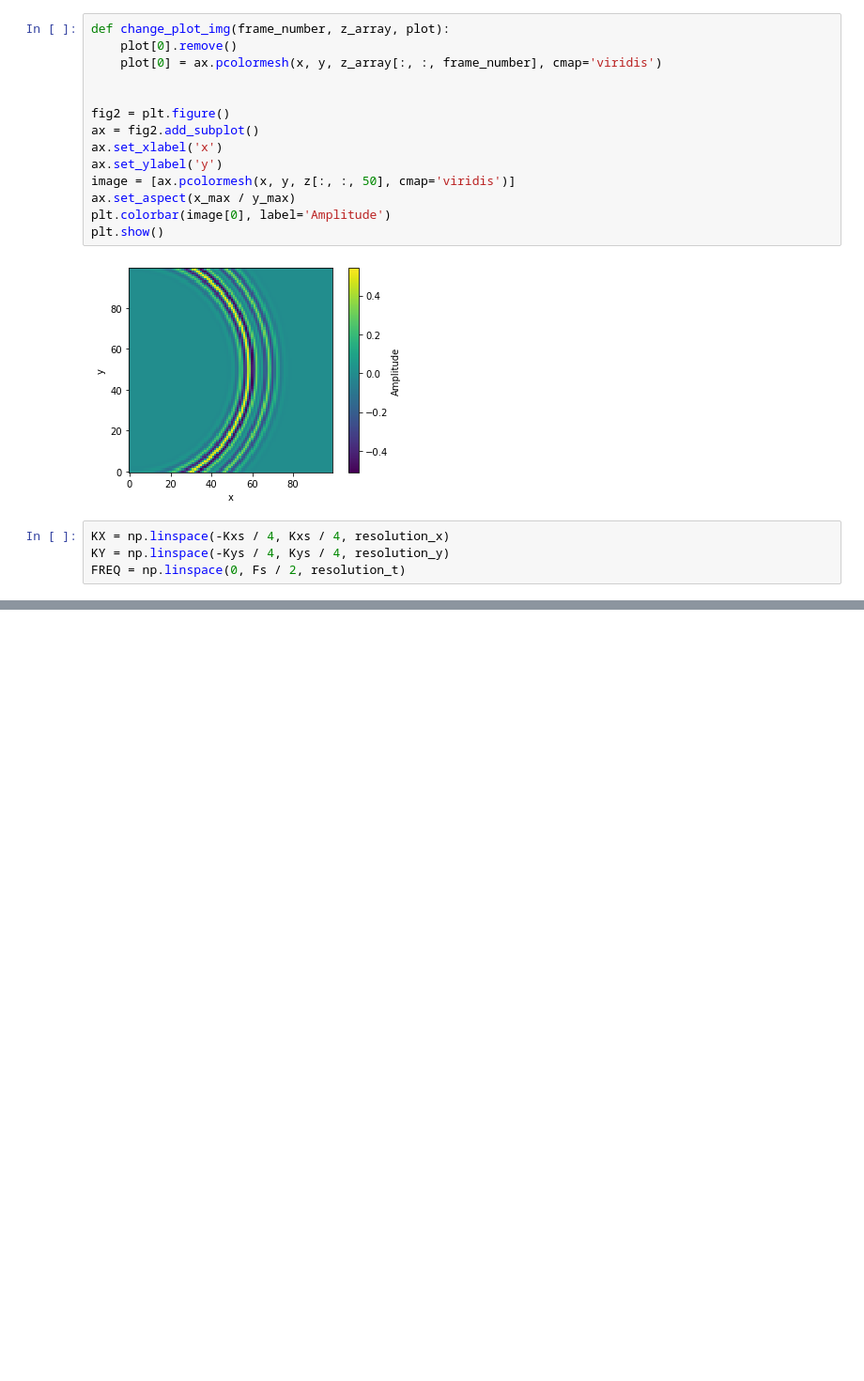
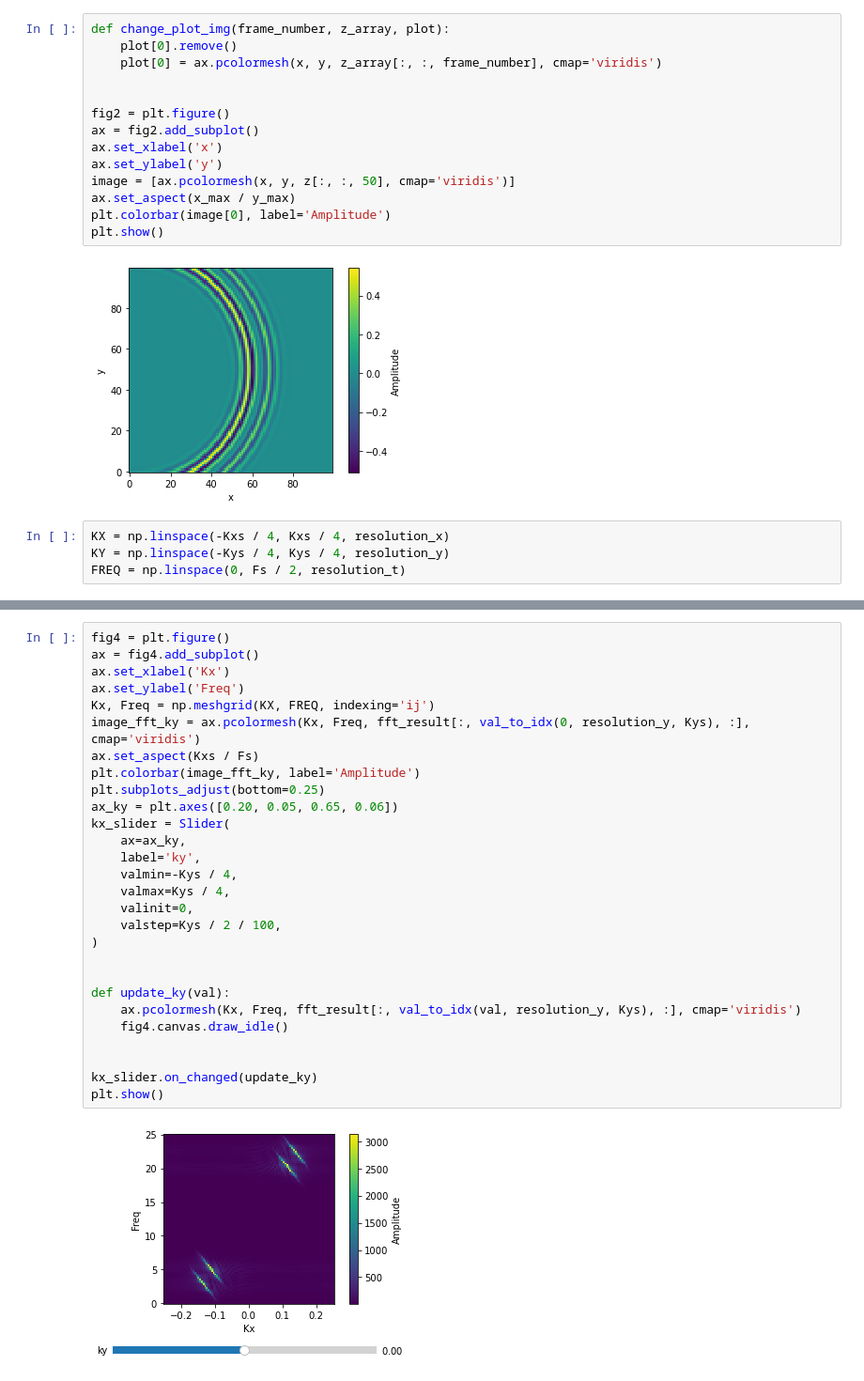
Before and after one commit to PaRaD1SE98/waves, a Jupyter notebook: notebooks/waves_mpl.ipynb, the cells around one changed output, grey strips where cells are left out. Shown: that part at 94% size. Cells and saved outputs as stored; diff of their text form; blank space fills up the shorter version.

```diff
--- a/notebooks/waves_mpl.ipynb
+++ b/notebooks/waves_mpl.ipynb
@@ -150 +160,31 @@ plt.show()
+# %%
+fig4 = plt.figure()
+ax = fig4.add_subplot()
+ax.set_xlabel('Kx')
+ax.set_ylabel('Freq')
+Kx, Freq = np.meshgrid(KX, FREQ, indexing='ij')
+image_fft_ky = ax.pcolormesh(Kx, Freq, fft_result[:, val_to_idx(0, resolution_y, Kys), :], cmap='viridis')
+ax.set_aspect(Kxs / Fs)
+plt.colorbar(image_fft_ky, label='Amplitude')
+plt.subplots_adjust(bottom=0.25)
+ax_ky = plt.axes([0.20, 0.05, 0.65, 0.06])
+kx_slider = Slider(
+    ax=ax_ky,
+    label='ky',
+    valmin=-Kys / 4,
+    valmax=Kys / 4,
+    valinit=0,
+    valstep=Kys / 2 / 100,
+)
+
+
+def update_ky(val):
+    ax.pcolormesh(Kx, Freq, fft_result[:, val_to_idx(val, resolution_y, Kys), :], cmap='viridis')
+    fig4.canvas.draw_idle()
+
+
+kx_slider.on_changed(update_ky)
+plt.show()
+# %% [output]
+[figure, added]
 # %%
```
Also changed, not shown: parts of 6 cells of this notebook, 2 other files.
